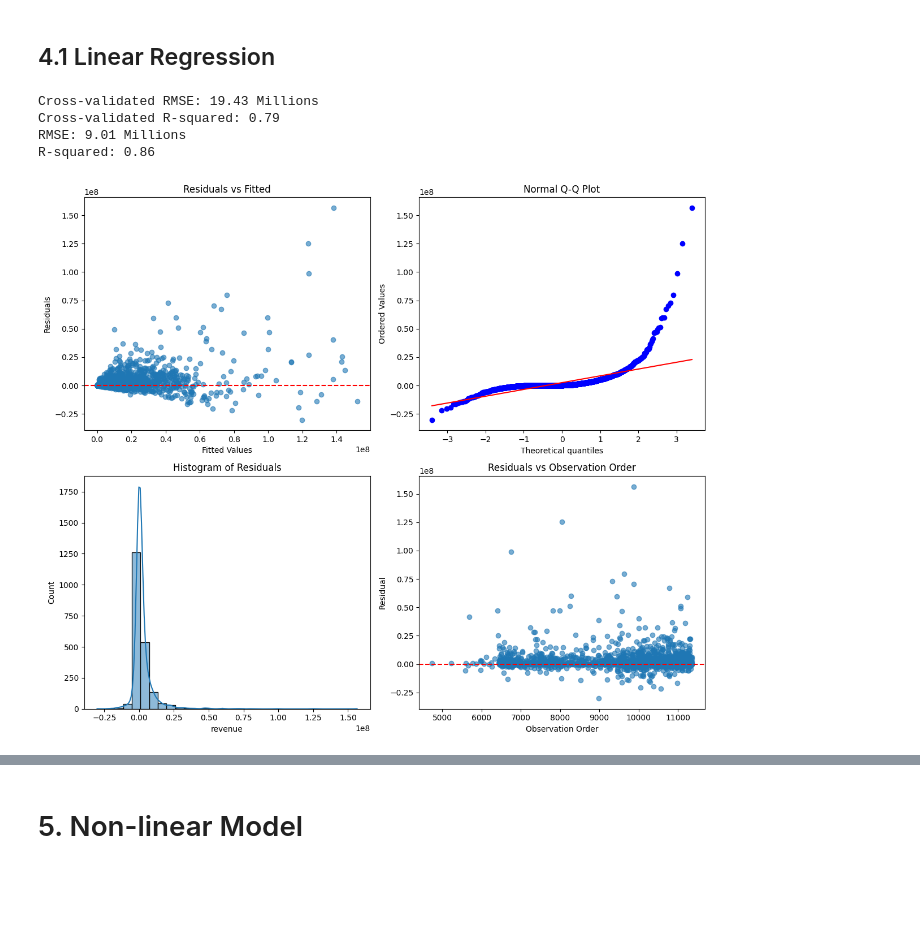
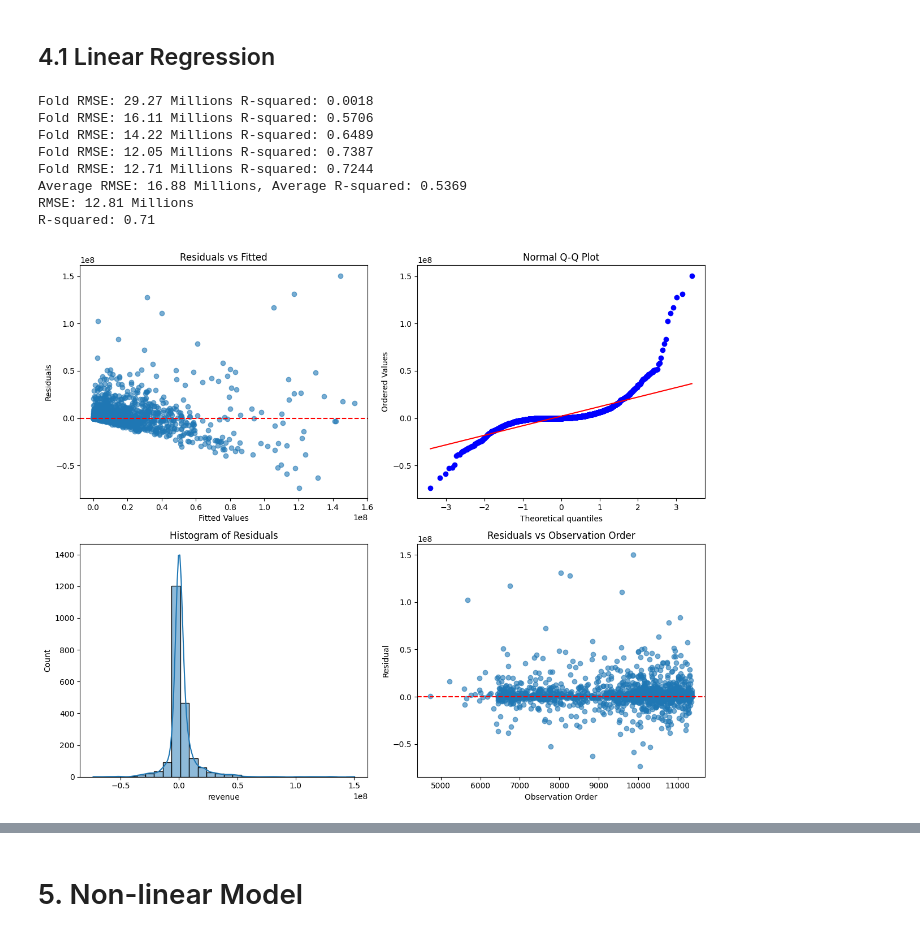
Before and after one commit to Eric7895/Movie_Revenue_Web_Application, a Jupyter notebook: FinalModel.ipynb, the cells around one changed output, grey strips where cells are left out. Drawn from its saved outputs; the diff is of its cells as text; code cells hidden in the pictures; blank space fills up the shorter version.

```diff
--- a/FinalModel.ipynb
+++ b/FinalModel.ipynb
@@ -120,0 +162,15 @@ Name: revenue, dtype: float64
+# %%
+pca = PCA()
+trailer_matrix = test[['trailer_views_log', 'trailer_likes_log']].values
+pca.fit(trailer_matrix)
+
+print("Explained variance ratio:", pca.explained_variance_ratio_)
+
+final_pca = PCA(n_components=1)
+
+pca_features = final_pca.fit_transform(trailer_matrix)
+test['trailer_pca'] = pca_features
+
+test.drop(columns=['trailer_views_log', 'trailer_likes_log'], inplace=True)
+
+vif = check_vif(test)
@@ -164,26 +227,41 @@ Baseline Model - RMSE: 28.15 Millions, R²: -0.3883
 ## 4.1 Linear Regression
 # %%
 model = LinearRegression()
-cv = KFold(n_splits=5, shuffle=True, random_state=42)
-y_pred_log_cv = cross_val_predict(model, X_train, y_train_log, cv=cv)
-y_pred_cv = np.expm1(y_pred_log_cv)
-y_true_cv = np.expm1(y_train_log)
-rmse_cv = np.sqrt(mean_squared_error(y_true_cv, y_pred_cv)) / 1e6
-r2_cv = r2_score(y_true_cv, y_pred_cv)
-print(f"Cross-validated RMSE: {round(rmse_cv, 2)} Millions")
-print(f"Cross-validated R-squared: {round(r2_cv, 2)}")
+tscv = TimeSeriesSplit(n_splits=5)
+
+rmse_cv_list = []
+r2_cv_list = []
+for train_index, test_index in tscv.split(X):
+    X_train_cv, X_test_cv = X.iloc[train_index], X.iloc[test_index]
+    y_train_cv, y_test_cv = y.iloc[train_index], y.iloc[test_index]
+
+    model = LinearRegression()
+    model.fit(X_train_cv, np.log1p(y_train_cv))
+    y_pred_cv = np.expm1(model.predict(X_test_cv))
+
+    rmse_cv = np.sqrt(mean_squared_error(y_test_cv, y_pred_cv)) / 1e6
+    r2 = r2_score(y_test_cv, y_pred_cv)
+    rmse_cv_list.append(rmse_cv)
+    r2_cv_list.append(r2)
+    print(f"Fold RMSE: {rmse_cv:.2f} Millions", f"R-squared: {r2:.4f}")
+
+print(f"Average RMSE: {np.mean(rmse_cv_list):.2f} Millions, Average R-squared: {np.mean(r2_cv_list):.4f}")
 
 model.fit(X_train, y_train_log)
 y_pred_log = model.predict(X_test)
 y_pred = np.expm1(y_pred_log)
 rmse = np.sqrt(mean_squared_error(y_test, y_pred)) / 1e6
 r2 = r2_score(y_test, y_pred)
 print(f"RMSE: {round(rmse, 2)} Millions")
 print(f"R-squared: {round(r2, 2)}")
 plot_residual_diagnostics(y_test, y_pred)
 # %% [output]
-Cross-validated RMSE: 19.43 Millions
-Cross-validated R-squared: 0.79
-RMSE: 9.01 Millions
-R-squared: 0.86
+Fold RMSE: 29.27 Millions R-squared: 0.0018
+Fold RMSE: 16.11 Millions R-squared: 0.5706
+Fold RMSE: 14.22 Millions R-squared: 0.6489
+Fold RMSE: 12.05 Millions R-squared: 0.7387
+Fold RMSE: 12.71 Millions R-squared: 0.7244
+Average RMSE: 16.88 Millions, Average R-squared: 0.5369
+RMSE: 12.81 Millions
+R-squared: 0.71
-[figure, old version]
+[figure, new version]
```
Also changed, not shown: parts of 11 cells of this notebook, 3 other files.
